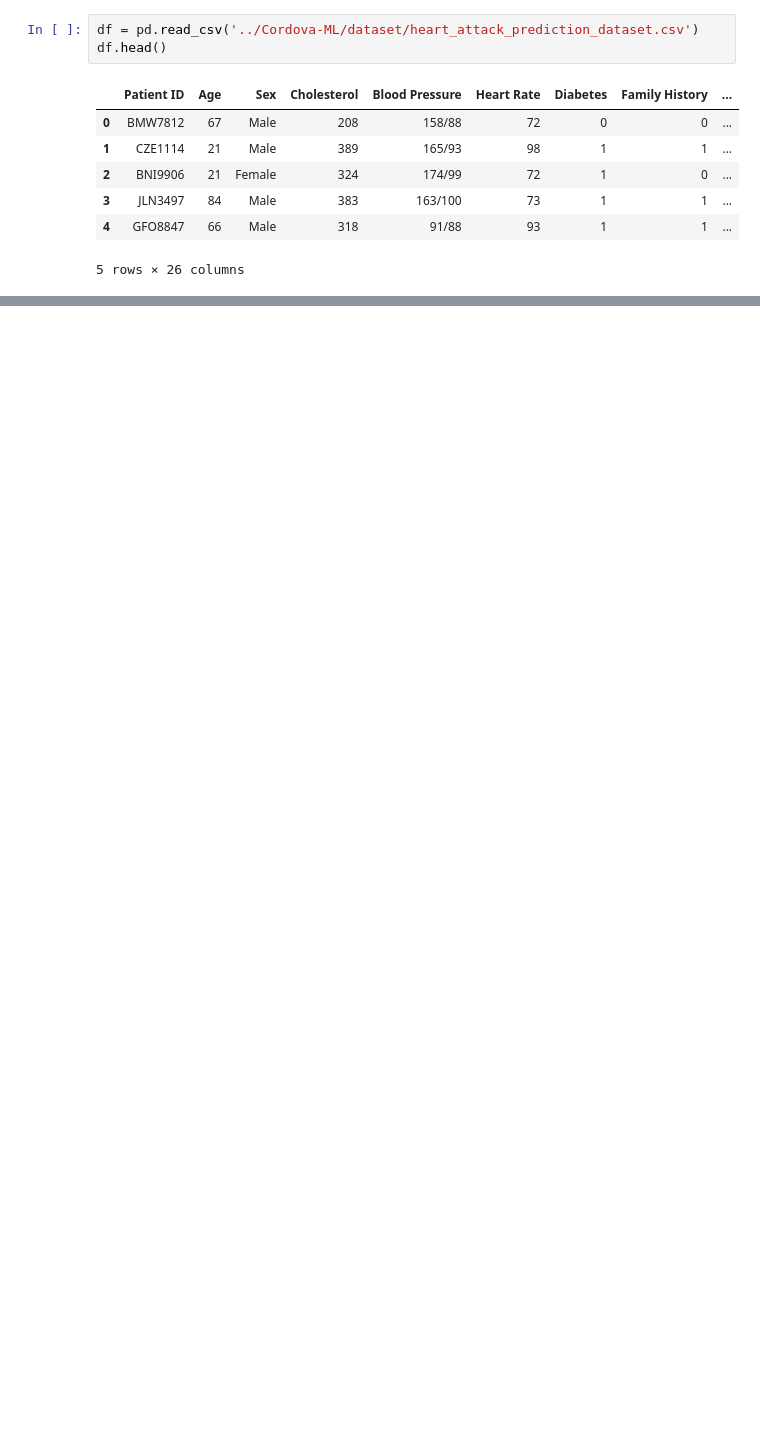
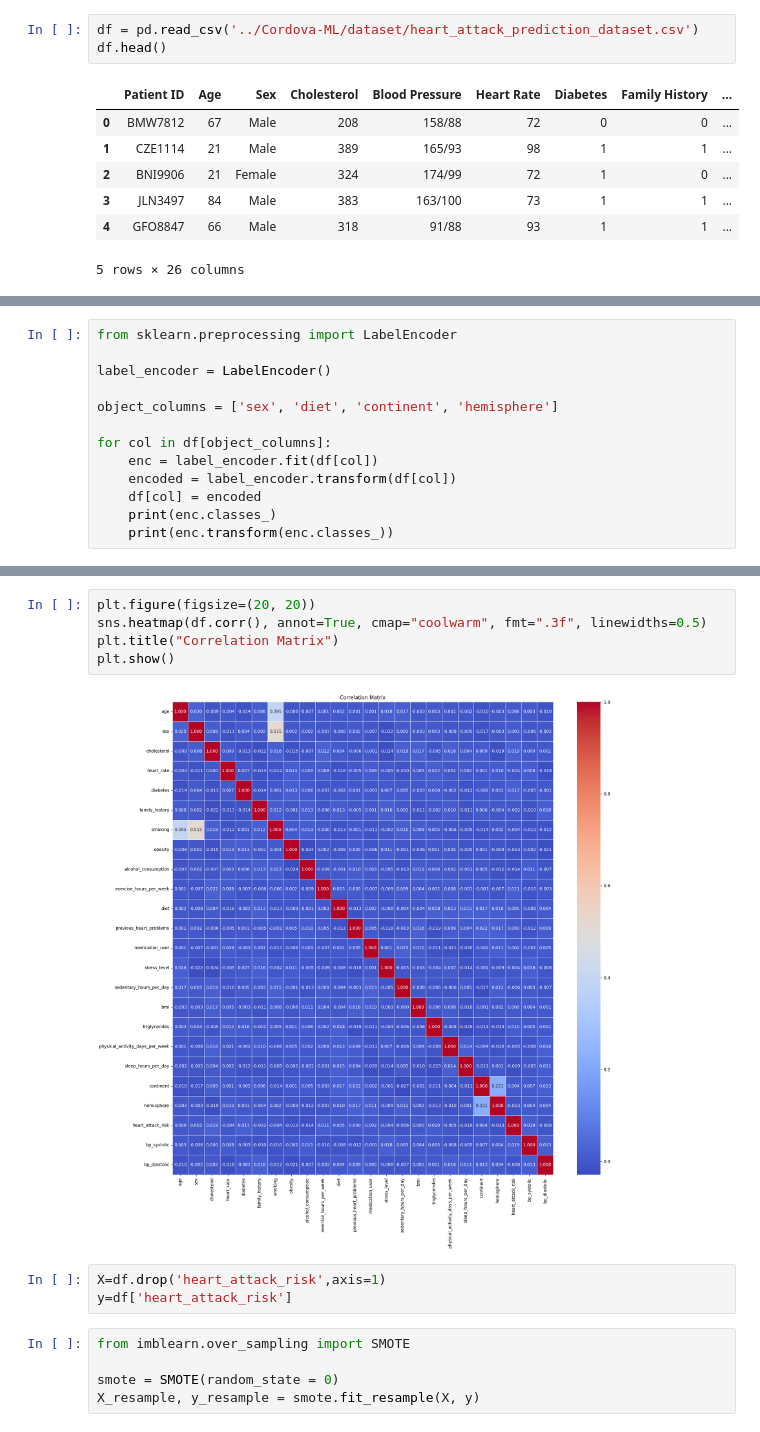
Before and after one commit to KeluargaBerencana-Hackfest/Cordova-ML, a Jupyter notebook: model.ipynb, the cells around one changed output, grey strips where cells are left out. Saved outputs shown, nothing was run; the diff lists cells and outputs as text; blank space fills up the shorter version.

```diff
--- a/model.ipynb
+++ b/model.ipynb
@@ -26,0 +187,13 @@ df.head()
+# %%
+from sklearn.preprocessing import LabelEncoder
+
+label_encoder = LabelEncoder()
+
+object_columns = ['sex', 'diet', 'continent', 'hemisphere']
+
+for col in df[object_columns]:
+    enc = label_encoder.fit(df[col])
+    encoded = label_encoder.transform(df[col])
+    df[col] = encoded
+    print(enc.classes_)
+    print(enc.transform(enc.classes_))
@@ -26,0 +209,15 @@ df.head()
+# %%
+plt.figure(figsize=(20, 20))
+sns.heatmap(df.corr(), annot=True, cmap="coolwarm", fmt=".3f", linewidths=0.5)
+plt.title("Correlation Matrix")
+plt.show()
+# %% [output]
+[figure, added]
+# %%
+X=df.drop('heart_attack_risk',axis=1)
+y=df['heart_attack_risk']
+# %%
+from imblearn.over_sampling import SMOTE
+
+smote = SMOTE(random_state = 0)
+X_resample, y_resample = smote.fit_resample(X, y)
```
Also changed, not shown: parts of 19 cells of this notebook.
